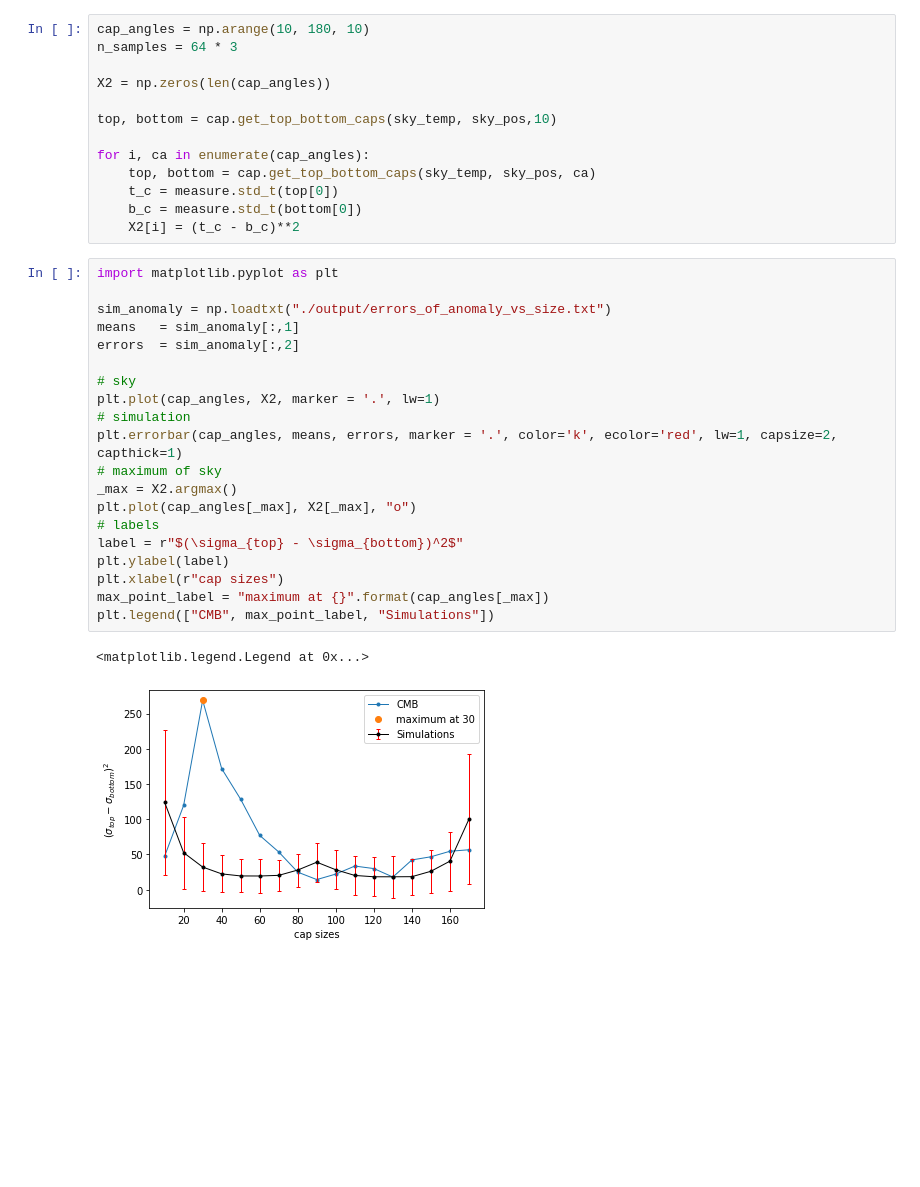
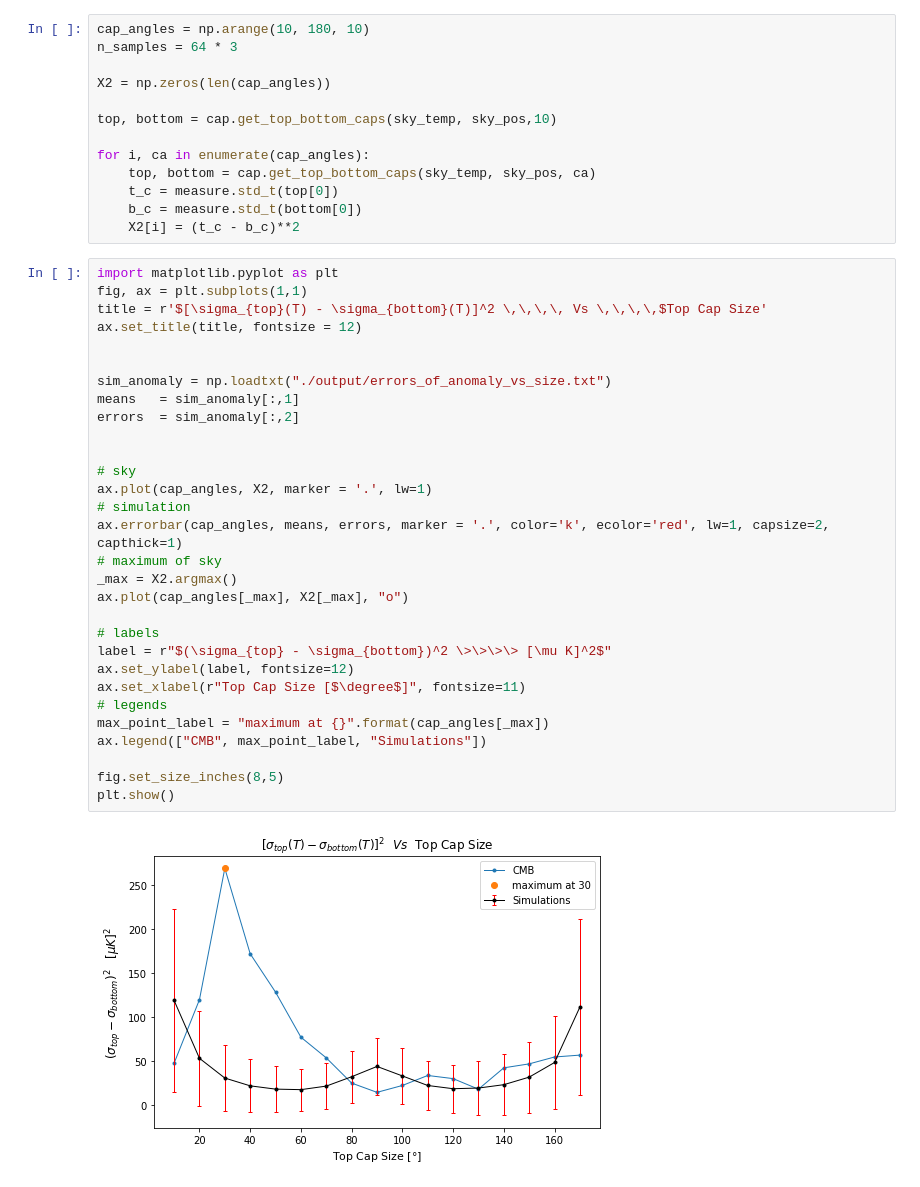
Before and after one commit to jamshidi3d/cmb_anomaly_detection, a Jupyter notebook: std_survey.ipynb, the cells around one changed output. Saved outputs shown, nothing was run; the diff lists cells and outputs as text; blank space fills up the shorter version.

```diff
--- a/std_survey.ipynb
+++ b/std_survey.ipynb
@@ -24,24 +26,33 @@ for i, ca in enumerate(cap_angles):
     X2[i] = (t_c - b_c)**2
 # %%
 import matplotlib.pyplot as plt
+fig, ax = plt.subplots(1,1)
+title = r'$[\sigma_{top}(T) - \sigma_{bottom}(T)]^2 \,\,\,\, Vs \,\,\,\,$Top Cap Size'
+ax.set_title(title, fontsize = 12)
+
 
 sim_anomaly = np.loadtxt("./output/errors_of_anomaly_vs_size.txt")
 means   = sim_anomaly[:,1]
 errors  = sim_anomaly[:,2]
 
+
 # sky
-plt.plot(cap_angles, X2, marker = '.', lw=1)
+ax.plot(cap_angles, X2, marker = '.', lw=1)
 # simulation
-plt.errorbar(cap_angles, means, errors, marker = '.', color='k', ecolor='red', lw=1, capsize=2, capthick=1)
+ax.errorbar(cap_angles, means, errors, marker = '.', color='k', ecolor='red', lw=1, capsize=2, capthick=1)
 # maximum of sky
 _max = X2.argmax()
-plt.plot(cap_angles[_max], X2[_max], "o")
+ax.plot(cap_angles[_max], X2[_max], "o")
+
 # labels
-label = r"$(\sigma_{top} - \sigma_{bottom})^2$"
-plt.ylabel(label)
-plt.xlabel(r"cap sizes")
+label = r"$(\sigma_{top} - \sigma_{bottom})^2 \>\>\>\> [\mu K]^2$"
+ax.set_ylabel(label, fontsize=12)
+ax.set_xlabel(r"Top Cap Size [$\degree$]", fontsize=11)
+# legends
 max_point_label = "maximum at {}".format(cap_angles[_max])
-plt.legend(["CMB", max_point_label, "Simulations"])
+ax.legend(["CMB", max_point_label, "Simulations"])
+
+fig.set_size_inches(8,5)
+plt.show()
 # %% [output]
-<matplotlib.legend.Legend at 0x...>
-[figure, old version]
+[figure, new version]
```
Also changed, not shown: parts of 4 cells of this notebook, 4 other files.
